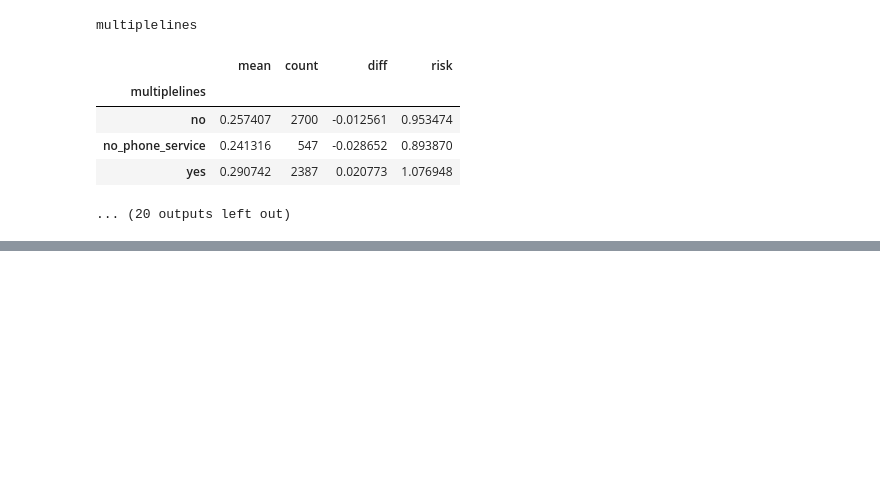
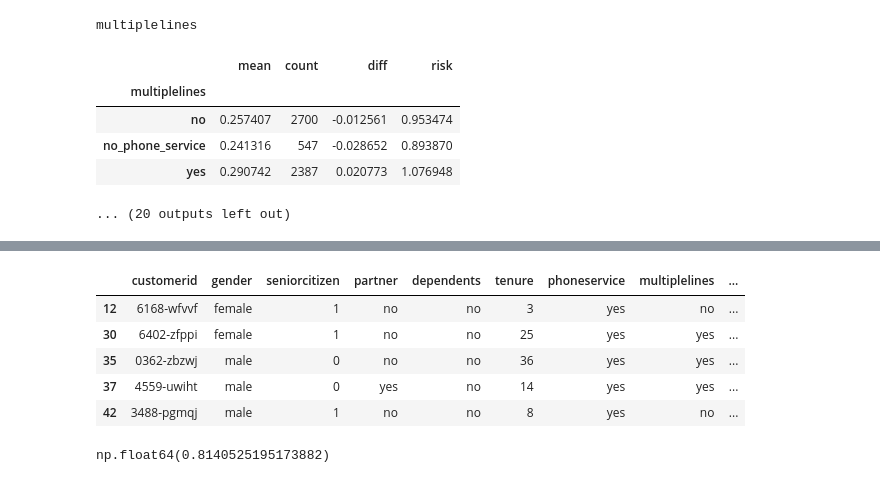
Before and after one commit to Sidhanta-SPD/Zoomcamp-ML, a Jupyter notebook: chapter3/chapter3.ipynb, the cells around one changed output, grey strips where cells are left out. Drawn from its saved outputs; the diff is of its cells as text; code cells hidden in the pictures; blank space fills up the shorter version.

```diff
--- a/chapter3/chapter3.ipynb
+++ b/chapter3/chapter3.ipynb
@@ -199,0 +591,7 @@ multiplelines
+# %%
+dv=DictVectorizer(sparse=False)
+X_full_train = dv.fit_transform(dicts_full_train)
+y_full_train=df_full_train.churn.values
+# %%
+model = LogisticRegression()
+model.fit(X_full_train, y_full_train)
@@ -199,0 +608,21 @@ multiplelines
+# %%
+dicts_test = df_test[categorical + numerical].to_dict(orient='records')
+X_test = dv.transform(dicts_test)
+# %%
+y_pred = model.predict_proba(X_test)[:,1]
+# %%
+churn_decision = (y_pred >= 0.5)
+df_test[churn_decision].head()
+# %% [output]
+|  | customerid | gender | seniorcitizen | partner | dependents | tenure | phoneservice | multiplelines | ... |
+| 12 | 6168-wfvvf | female | 1 | no | no | 3 | yes | no | ... |
+| 30 | 6402-zfppi | female | 1 | no | no | 25 | yes | yes | ... |
+| 35 | 0362-zbzwj | male | 0 | no | no | 36 | yes | yes | ... |
+| 37 | 4559-uwiht | male | 0 | yes | no | 14 | yes | yes | ... |
+| 42 | 3488-pgmqj | male | 1 | no | no | 8 | yes | no | ... |
+# %%
+(churn_decision == y_test).mean() #accuracy of our model
+#here the accuracy is a bit better than X_val dataset. It is fine.
+#but large difference in accuracies is not fine.
+# %% [output]
+np.float64(0.8140525195173882)
```
Also changed, not shown: parts of 74 cells of this notebook, 2 other files.
